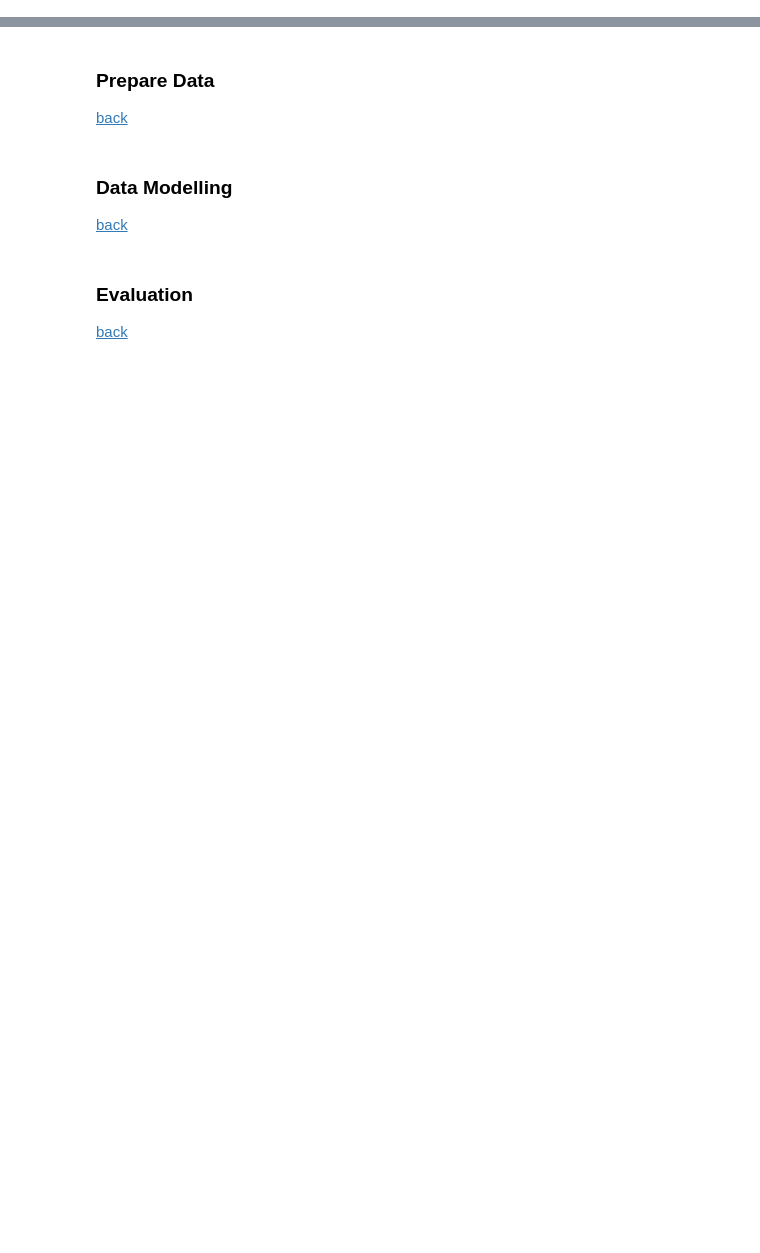
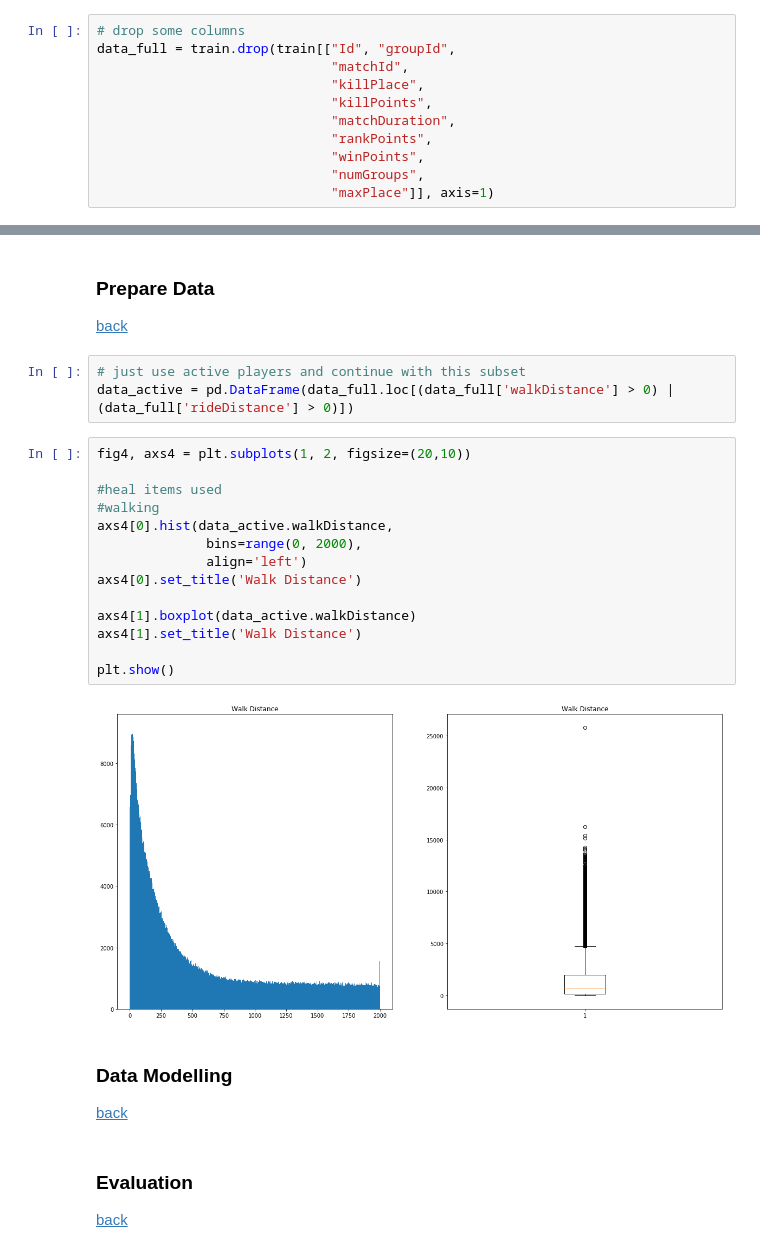
Before and after one commit to FelixKler/Write-a-Data-Science-Blog-Post, a Jupyter notebook: write_a_data_science_blog_post.ipynb, the cells around one changed output, grey strips where cells are left out. Drawn from its saved outputs; the diff is of its cells as text; blank space fills up the shorter version.

```diff
--- a/write_a_data_science_blog_post.ipynb
+++ b/write_a_data_science_blog_post.ipynb
@@ -257,0 +254,11 @@ This is interesting, couple of player who didn't walk. In case of the game it of
+# %%
+# drop some columns
+data_full = train.drop(train[["Id", "groupId",
+                              "matchId",
+                              "killPlace",
+                              "killPoints",
+                              "matchDuration",
+                              "rankPoints",
+                              "winPoints",
+                              "numGroups",
+                              "maxPlace"]], axis=1)
@@ -258,6 +289,25 @@ This is interesting, couple of player who didn't walk. In case of the game it of
 # %% [markdown]
 ### Prepare Data <a id='prepare_data'></a>
 [back](#toc)
+# %%
+# just use active players and continue with this subset
+data_active = pd.DataFrame(data_full.loc[(data_full['walkDistance'] > 0) | (data_full['rideDistance'] > 0)])
+# %%
+fig4, axs4 = plt.subplots(1, 2, figsize=(20,10))
+
+#heal items used
+#walking
+axs4[0].hist(data_active.walkDistance,
+              bins=range(0, 2000),
+              align='left')
+axs4[0].set_title('Walk Distance')
+
+axs4[1].boxplot(data_active.walkDistance)
+axs4[1].set_title('Walk Distance')
+
+plt.show()
+# %% [output]
+[figure, added]
 # %% [markdown]
 ### Data Modelling <a id='data_modelling'></a>
 [back](#toc)
```
Also changed, not shown: parts of 6 cells of this notebook.
